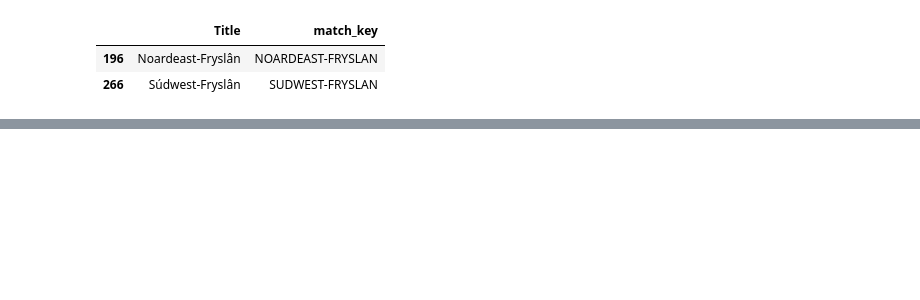
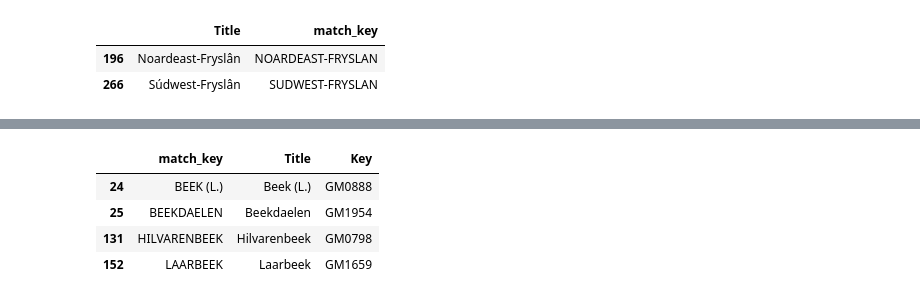
Before and after one commit to FaraRahimi/health-cost-benchmark, a Jupyter notebook: notebooks/02_clean.ipynb, the cells around one changed output, grey strips where cells are left out. Cells and saved outputs as stored; diff of their text form; code cells hidden in the pictures; blank space fills up the shorter version.

```diff
--- a/notebooks/02_clean.ipynb
+++ b/notebooks/02_clean.ipynb
@@ -340,0 +374,9 @@ regions[regions["Title"].str.contains("Fryslân")][["Title", "match_key"]]
+# %%
+# Search CBS for the Vektis name BEEK, to find its code
+cbs_towns[cbs_towns["match_key"].str.contains("BEEK")]
+# %% [output]
+|  | match_key | Title | Key |
+| 24 | BEEK (L.) | Beek (L.) | GM0888 |
+| 25 | BEEKDAELEN | Beekdaelen | GM1954 |
+| 131 | HILVARENBEEK | Hilvarenbeek | GM0798 |
+| 152 | LAARBEEK | Laarbeek | GM1659 |
```
Also changed, not shown: parts of 8 cells of this notebook.
